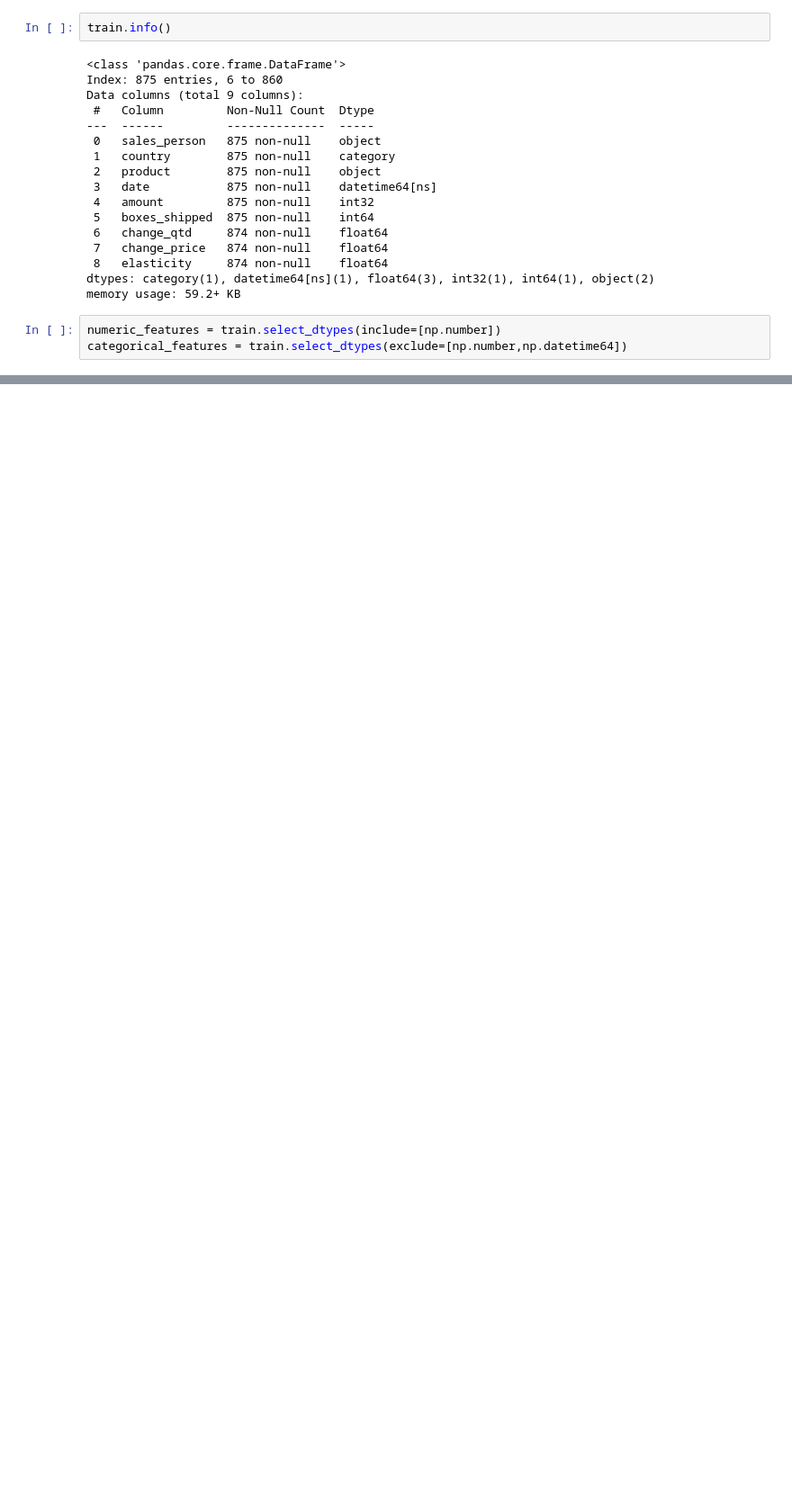
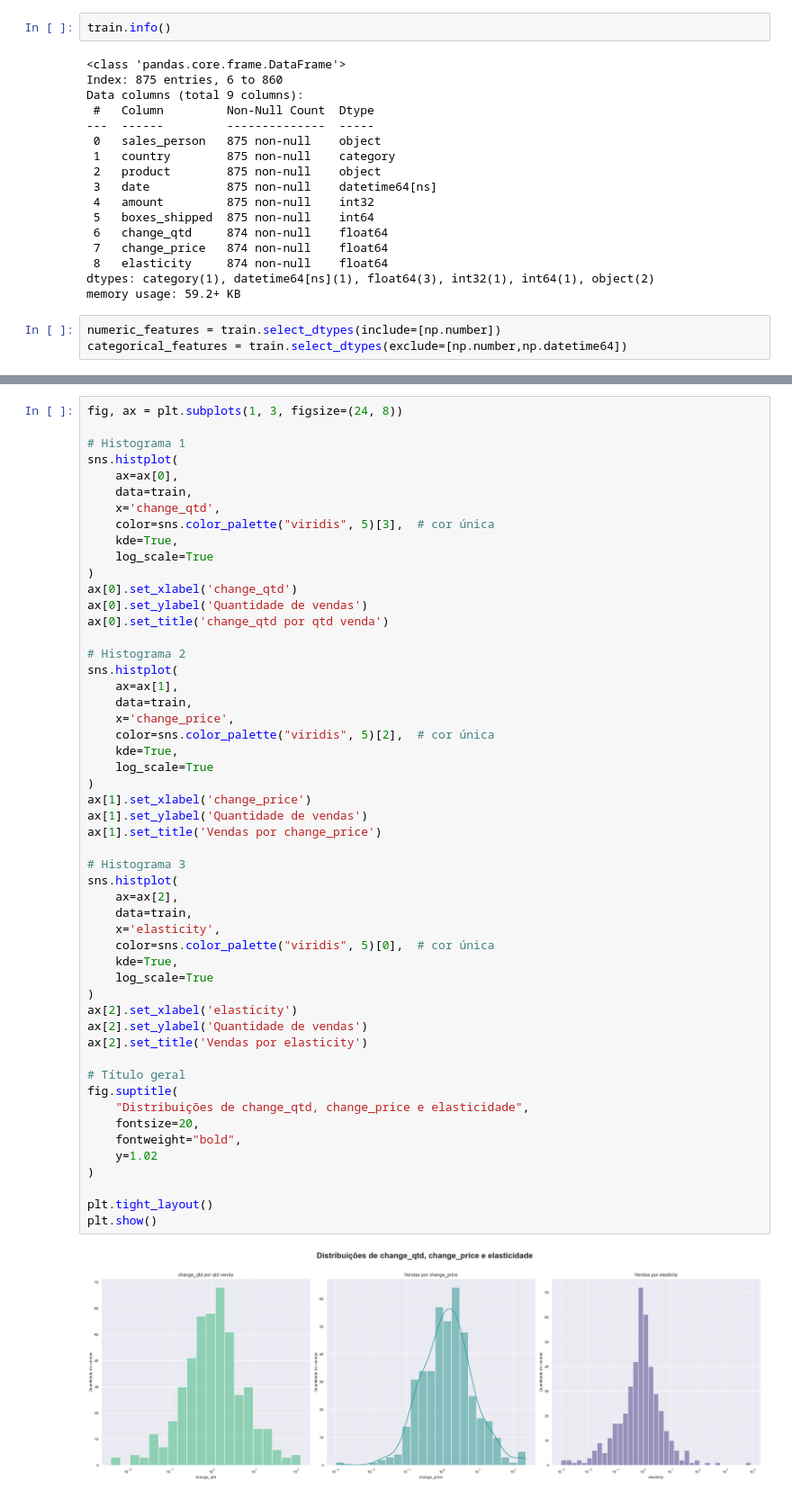
Before and after one commit to MatheusFran/ElasticidadePreco, a Jupyter notebook: notebooks/0.01-EDA.ipynb, the cells around one changed output, grey strips where cells are left out. Shown at 90% size. Saved outputs shown, nothing was run; the diff lists cells and outputs as text; blank space fills up the shorter version.

```diff
--- a/notebooks/0.01-EDA.ipynb
+++ b/notebooks/0.01-EDA.ipynb
@@ -285,0 +354,54 @@ plt.show()
+# %%
+fig, ax = plt.subplots(1, 3, figsize=(24, 8))
+
+# Histograma 1
+sns.histplot(
+    ax=ax[0],
+    data=train,
+    x='change_qtd',
+    color=sns.color_palette("viridis", 5)[3],  # cor única
+    kde=True,
+    log_scale=True
+)
+ax[0].set_xlabel('change_qtd')
+ax[0].set_ylabel('Quantidade de vendas')
+ax[0].set_title('change_qtd por qtd venda')
+
+# Histograma 2
+sns.histplot(
+    ax=ax[1],
+    data=train,
+    x='change_price',
+    color=sns.color_palette("viridis", 5)[2],  # cor única
+    kde=True,
+    log_scale=True
+)
+ax[1].set_xlabel('change_price')
+ax[1].set_ylabel('Quantidade de vendas')
+ax[1].set_title('Vendas por change_price')
+
+# Histograma 3
+sns.histplot(
+    ax=ax[2],
+    data=train,
+    x='elasticity',
+    color=sns.color_palette("viridis", 5)[0],  # cor única
+    kde=True,
+    log_scale=True
+)
+ax[2].set_xlabel('elasticity')
+ax[2].set_ylabel('Quantidade de vendas')
+ax[2].set_title('Vendas por elasticity')
+
+# Título geral
+fig.suptitle(
+    "Distribuições de change_qtd, change_price e elasticidade",
+    fontsize=20,
+    fontweight="bold",
+    y=1.02
+)
+
+plt.tight_layout()
+plt.show()
+# %% [output]
+[figure, added]
```
Also changed, not shown: parts of 23 cells of this notebook, 1 other file.
